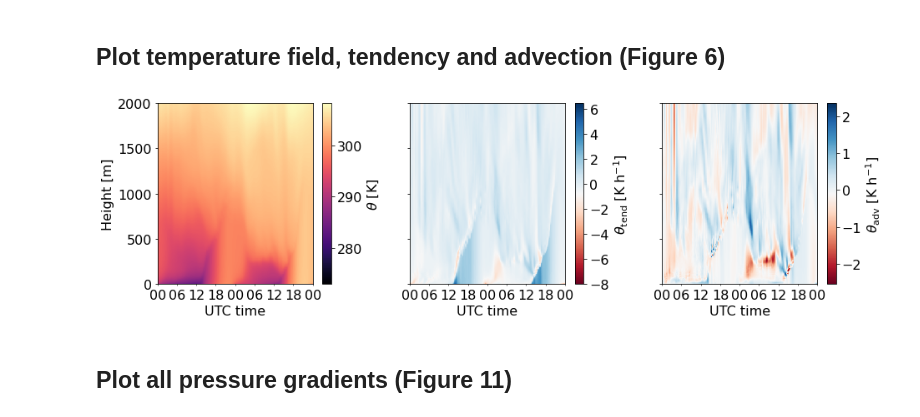
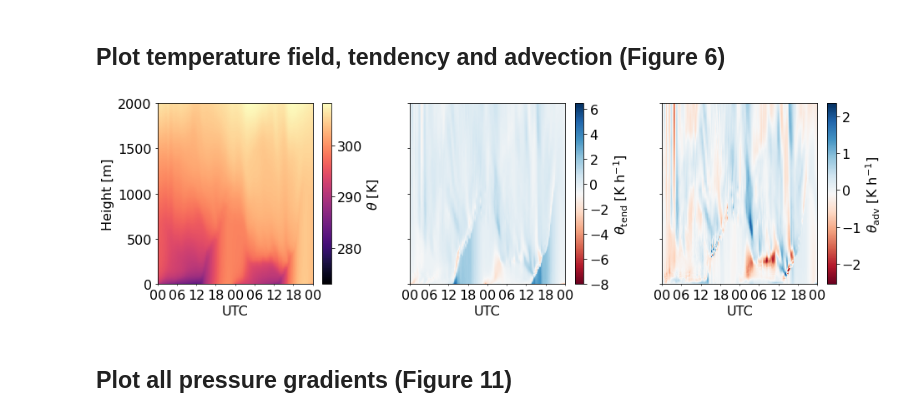
Before and after one commit to a2e-mmc/assessment, a Jupyter notebook: studies/budget_components_coupling/plot_tendency_figures.ipynb, the cells around one changed output. Saved outputs shown, nothing was run; the diff lists cells and outputs as text; code cells hidden in the pictures.

Commit message:
Final figure edits

```diff
--- a/studies/budget_components_coupling/plot_tendency_figures.ipynb
+++ b/studies/budget_components_coupling/plot_tendency_figures.ipynb
@@ -143,34 +143,36 @@ df['theta_tend'] = 3600 * df['theta_tend']
 fig,ax,cbar = mplt.plot_timeheight(
     df,
     fields=['theta','theta_tend','theta_adv'],
     fieldlimits={'theta_tend':(-8,6.5)}, # clean up colorbar a bit
     colorschemes={'theta':'magma','theta_tend':'RdBu','theta_adv':'RdBu'},
     fieldlabels={'theta':r'$\theta$ [K]',
                  'theta_tend':r'$\theta_\mathrm{tend}$ [K h$^{-1}$]',
                  'theta_adv':r'$\theta_\mathrm{adv}$ [K h$^{-1}$]'},
     subfigsize=(5,4), ncols=3,
     timelimits=('2013-11-08 00:00:00','2013-11-10 00:00:00'),
 )
 ax[0].xaxis.set_minor_locator(mpl.dates.HourLocator(byhour=range(24),interval=6))
 ax[0].xaxis.set_minor_formatter(mdates.DateFormatter('%H'))
 ax[0].xaxis.set_major_locator(mpl.dates.AutoDateLocator(minticks=2,maxticks=3))
 ax[0].xaxis.set_major_formatter(mdates.DateFormatter('\n%m-%d'))
+for axi in ax:
+    axi.set_xlabel('UTC')
 
 # Clean up colorbar
 cbar[1].set_ticks(np.arange(-8,7,2))
 
 # Hide date on local time axis (BLM edits)
 for axi in ax:
     axi.set_xticks([])
 fig.subplots_adjust(wspace=0.3) # incr horizontal space a bit
 
 #Save figure
 figname = 'time_height_theta'
 plt.savefig(os.path.join(figuredir,figname+'.png'),bbox_inches='tight')
 plt.savefig(os.path.join(figuredir,figname+'.eps'),bbox_inches='tight')
 plt.savefig(os.path.join(figuredir,figname+'.pdf'),bbox_inches='tight')
 # %% [output]
-[figure, old version]
+[figure, new version]
 # %% [markdown]
 ## Plot all pressure gradients (Figure 11)
 # %%
```
Also changed, not shown: parts of 3 cells of this notebook, 3 other files.
